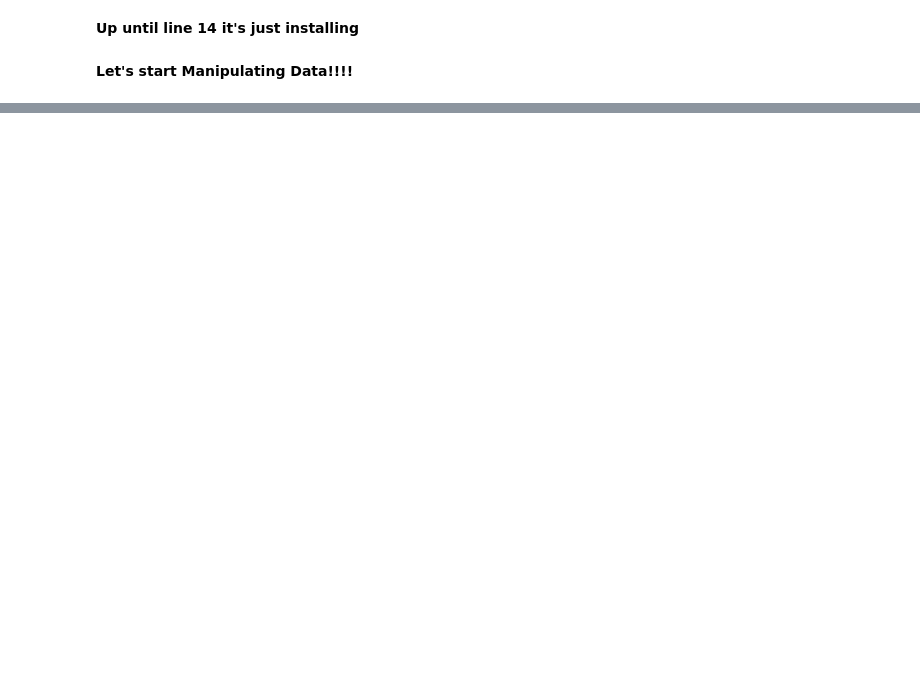
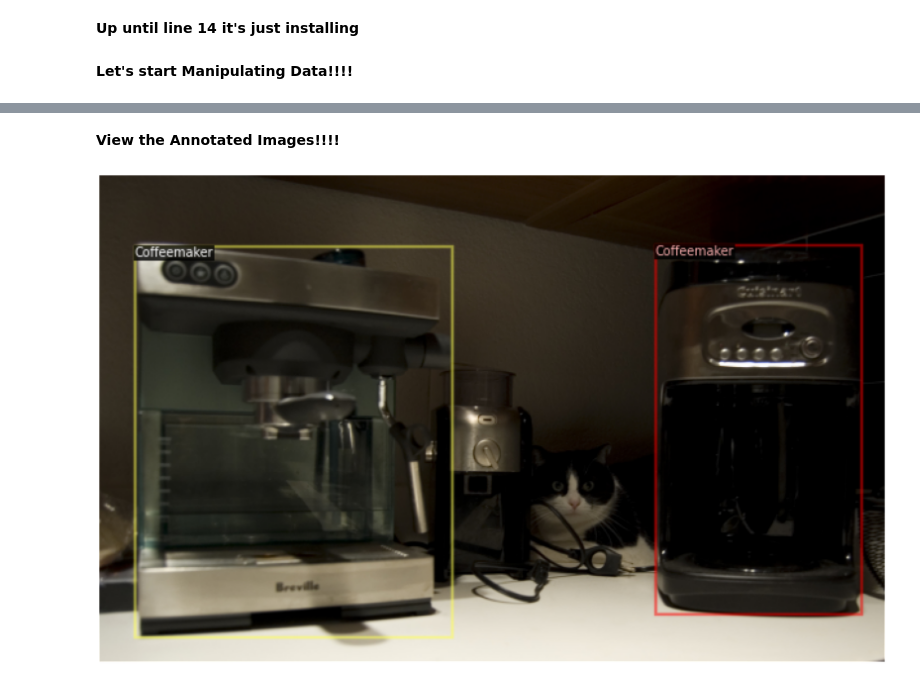
Before and after one commit to jsboss5/Aryeo-Amenity-Detection, a Jupyter notebook: Airbnb_Rep.ipynb, the cells around one changed output, grey strips where cells are left out. Drawn from its saved outputs; the diff is of its cells as text; code cells hidden in the pictures; blank space fills up the shorter version.

```diff
--- a/Airbnb_Rep.ipynb
+++ b/Airbnb_Rep.ipynb
@@ -128,0 +349,9 @@ Toilet,Swimming pool,Bed,Billiard table,Sink,Fountain,Oven,Ceiling fan,Televisio
+# %%
+val_annot = val_annot.sort_values("ClassID")
+val_annot.head()
+# %%
+#This literally just puts all the classIDs as values in a dictionary
+# and then prints them so you can see them as a list
+things = val_annot.set_index("ClassID").to_dict()["ClassName"]
+thing_list = list(things.values())
+thing_list
@@ -128,0 +361,6 @@ Toilet,Swimming pool,Bed,Billiard table,Sink,Fountain,Oven,Ceiling fan,Televisio
+# %%
+for d in ["validation"]:
+    # dataset_name, mapper function
+    DatasetCatalog.register(d + "_dataset", lambda d=d: get_image_dicts(d))
+    MetadataCatalog.get(d + "_dataset").set(thing_classes=thing_list)
+val_metadata = MetadataCatalog.get("validation_dataset")
@@ -128,0 +372,2 @@ Toilet,Swimming pool,Bed,Billiard table,Sink,Fountain,Oven,Ceiling fan,Televisio
+# %% [markdown]
+**View the Annotated Images!!!!**
@@ -128,0 +378,18 @@ Toilet,Swimming pool,Bed,Billiard table,Sink,Fountain,Oven,Ceiling fan,Televisio
+# %%
+# Make a function to view images
+def view_images(image_dict, random_image=True, n_images=1):
+    plt.figure(figsize=(30,30))
+    if random_image:
+        for i, d in enumerate(random.sample(image_dict, n_images)):
+            img=cv2.imread(d["file_name"])
+            visualizer = Visualizer(img[:, :, :],
+                            metadata=val_metadata,
+                            scale=0.6)
+            vis = visualizer.draw_dataset_dict(d)
+            ax = plt.subplot(n_images, 1, i+1)
+            plt.imshow(vis.get_image()[:, :, ::-1])
+            plt.axis("off")
+# %%
+view_images(val_img_dicts)
+# %% [output]
+[figure, added]
```
Also changed, not shown: parts of 35 cells of this notebook.
